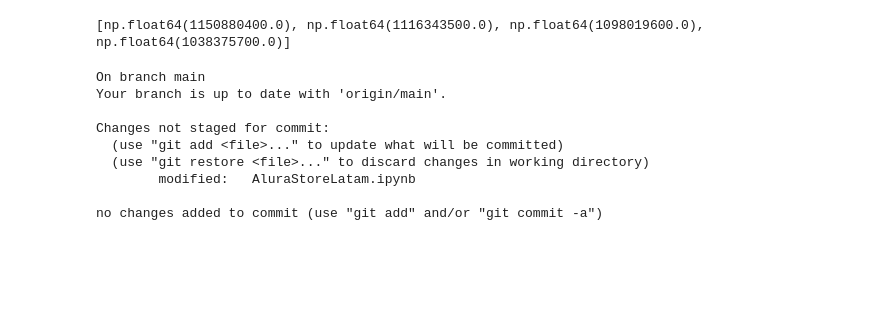
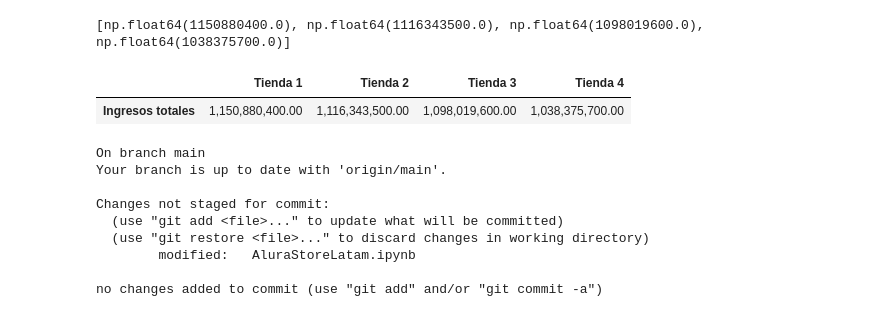
Before and after one commit to Omar05129/Alura-Store-Challengue, a Jupyter notebook: AluraStoreLatam.ipynb, the cells around one changed output. Drawn from its saved outputs; the diff is of its cells as text; code cells hidden in the pictures; blank space fills up the shorter version.

```diff
--- a/AluraStoreLatam.ipynb
+++ b/AluraStoreLatam.ipynb
@@ -160,6 +160,19 @@ Ingresos_Totales = [t["Precio"].sum() for t in tiendas]
 print(Ingresos_Totales)
 # %% [output]
 [np.float64(1150880400.0), np.float64(1116343500.0), np.float64(1098019600.0), np.float64(1038375700.0)]
+# %%
+#Creando tabla de ingresos totales
+tabla_ingresos_totales = pd.DataFrame({
+    "Tienda 1": [Ingresos_Totales[0]],
+    "Tienda 2": [Ingresos_Totales[1]],
+    "Tienda 3": [Ingresos_Totales[2]],
+    "Tienda 4": [Ingresos_Totales[3]]
+}, index=["Ingresos totales"])
+pd.options.display.float_format = '{:,.2f}'.format
+tabla_ingresos_totales
+# %% [output]
+|  | Tienda 1 | Tienda 2 | Tienda 3 | Tienda 4 |
+| Ingresos totales | 1,150,880,400.00 | 1,116,343,500.00 | 1,098,019,600.00 | 1,038,375,700.00 |
 # %%
 !git status
 # %% [output]
```
Also changed, not shown: parts of 5 cells of this notebook.
